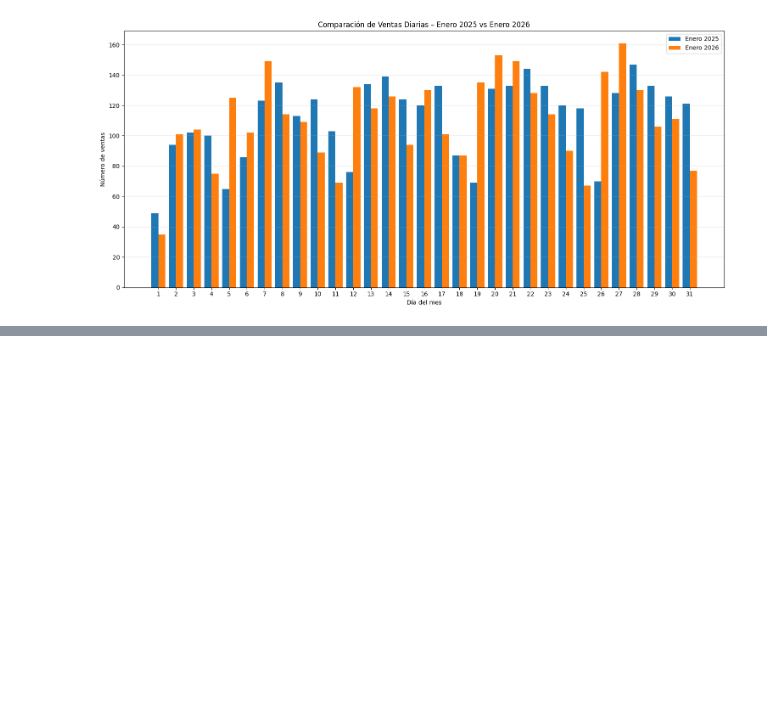
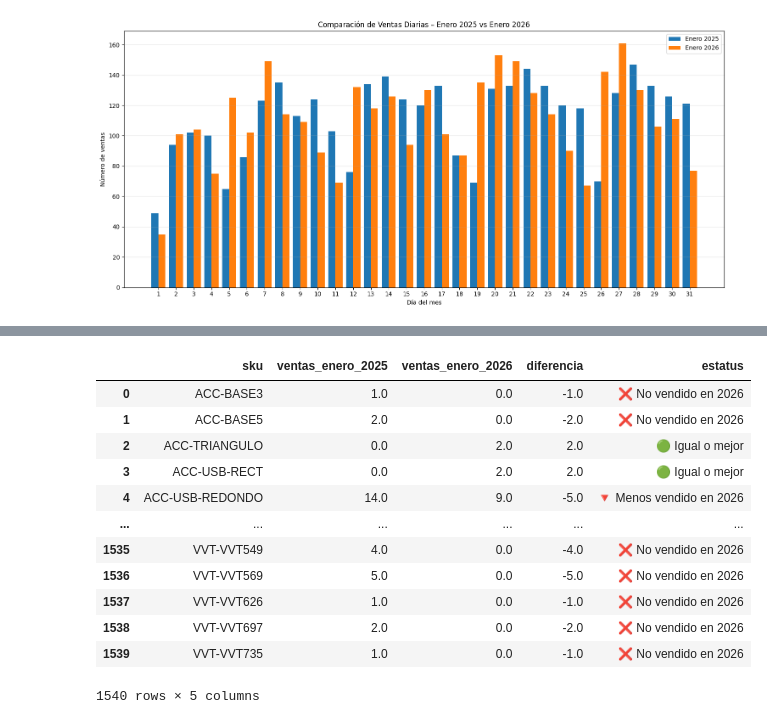
Before and after one commit to mercadolibre2-crypto/ventas-2025-vs-2026-, a Jupyter notebook: Comparacion.ipynb, the cells around one changed output, grey strips where cells are left out. Cells and saved outputs as stored; diff of their text form; code cells hidden in the pictures; blank space fills up the shorter version.

```diff
--- a/Comparacion.ipynb
+++ b/Comparacion.ipynb
@@ -454,3 +454,29 @@ plt.tight_layout()
 plt.show()
 # %% [output]
 [figure]
+# %%
+sku_2025 = (
+    enero_2025
+    .groupby('sku')['cantidad']
+    .sum()
+    .reset_index(name='ventas_enero_2025')
+)
+
+sku_2026 = (
+    enero_2026
+    .groupby('sku')['cantidad']
+    .sum()
+    .reset_index(name='ventas_enero_2026')
+)
+
+tabla_sku = (
+    pd.merge(
+        sku_2025,
+        sku_2026,
+        on='sku',
+        how='outer'
+    )
+    .fillna(0)
+)
+
+tabla_sku
@@ -456,0 +497,30 @@ plt.show()
+# %%
+tabla_sku['diferencia'] = (
+    tabla_sku['ventas_enero_2026'] - tabla_sku['ventas_enero_2025']
+)
+
+def clasificar(row):
+    if row['ventas_enero_2026'] == 0 and row['ventas_enero_2025'] > 0:
+        return '❌ No vendido en 2026'
+    elif row['diferencia'] < 0:
+        return '🔻 Menos vendido en 2026'
+    else:
+        return '🟢 Igual o mejor'
+
+tabla_sku['estatus'] = tabla_sku.apply(clasificar, axis=1)
+
+tabla_sku
+# %% [output]
+|  | sku | ventas_enero_2025 | ventas_enero_2026 | diferencia | estatus |
+| 0 | ACC-BASE3 | 1.0 | 0.0 | -1.0 | ❌ No vendido en 2026 |
+| 1 | ACC-BASE5 | 2.0 | 0.0 | -2.0 | ❌ No vendido en 2026 |
+| 2 | ACC-TRIANGULO | 0.0 | 2.0 | 2.0 | 🟢 Igual o mejor |
+| 3 | ACC-USB-RECT | 0.0 | 2.0 | 2.0 | 🟢 Igual o mejor |
+| 4 | ACC-USB-REDONDO | 14.0 | 9.0 | -5.0 | 🔻 Menos vendido en 2026 |
+| ... | ... | ... | ... | ... | ... |
+| 1535 | VVT-VVT549 | 4.0 | 0.0 | -4.0 | ❌ No vendido en 2026 |
+| 1536 | VVT-VVT569 | 5.0 | 0.0 | -5.0 | ❌ No vendido en 2026 |
+| 1537 | VVT-VVT626 | 1.0 | 0.0 | -1.0 | ❌ No vendido en 2026 |
+| 1538 | VVT-VVT697 | 2.0 | 0.0 | -2.0 | ❌ No vendido en 2026 |
+| 1539 | VVT-VVT735 | 1.0 | 0.0 | -1.0 | ❌ No vendido en 2026 |
+1540 rows × 5 columns
```
Also changed, not shown: parts of 4 cells of this notebook.
